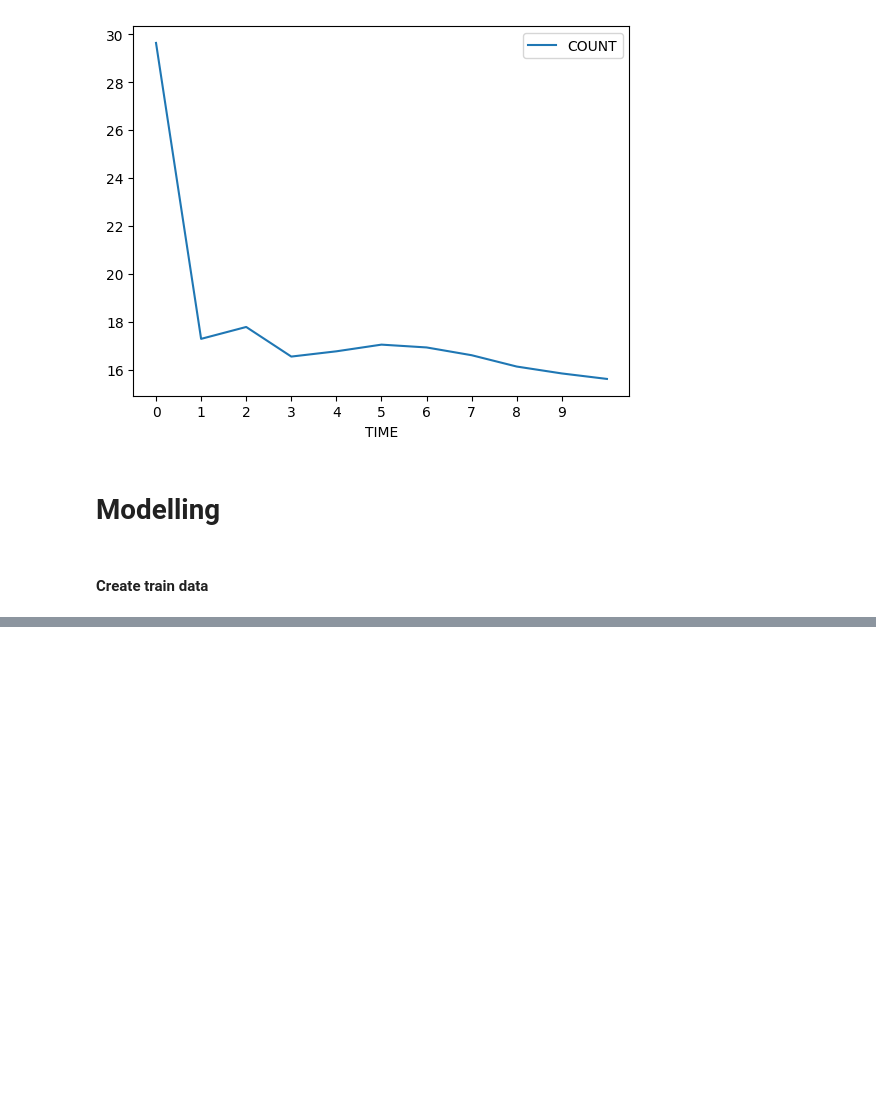
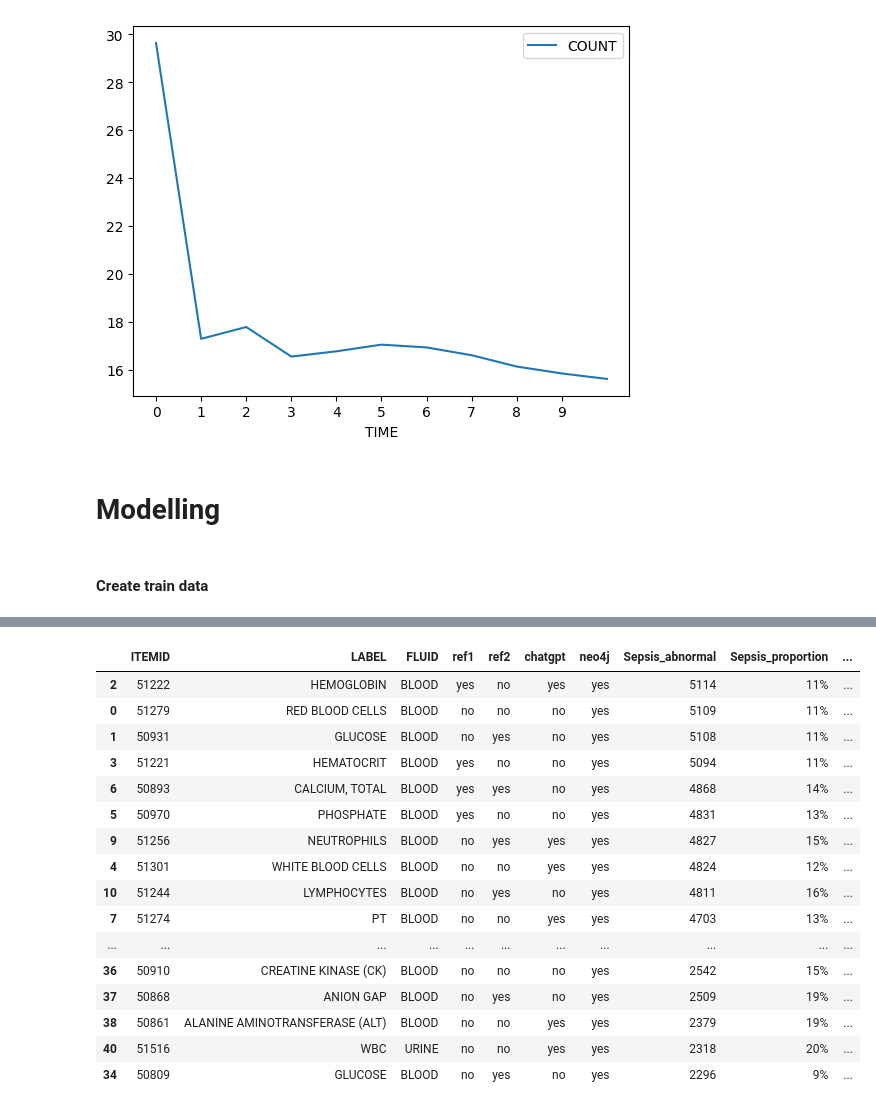
Before and after one commit to 23233408/CAPSTONE, a Jupyter notebook: Kha Huynh/Data cleansing/Datacleaning.ipynb, the cells around one changed output, grey strips where cells are left out. Saved outputs shown, nothing was run; the diff lists cells and outputs as text; code cells hidden in the pictures; blank space fills up the shorter version.

```diff
--- a/Kha Huynh/Data cleansing/Datacleaning.ipynb
+++ b/Kha Huynh/Data cleansing/Datacleaning.ipynb
@@ -477,0 +536,27 @@ def create_train_data():
+# %%
+pontential_events = pd.read_csv(ROOT_DIR / 'data/labevents_comparison_sorted.csv')
+pontential_events['SEPSIS_PROP'] = pontential_events['Sepsis_abnormal'] / df_demographic[df_demographic.IS_SEPSIS==1].shape[0]
+
+nonsepsis_size = df_demographic[df_demographic.IS_SEPSIS==0].shape[0]
+pontential_events['NonSepsis_abnormal'] = pontential_events['Abnormal_Count'] - pontential_events['Sepsis_abnormal']
+pontential_events['NONSEPSIS_PROP'] = pontential_events['NonSepsis_abnormal'] / nonsepsis_size
+# %%
+pontential_events.drop(['Admission_proportion', 'Abnormal_Count'], axis=1).sort_values('Sepsis_abnormal', ascending=False).head(40)
+# %% [output]
+|  | ITEMID | LABEL | FLUID | ref1 | ref2 | chatgpt | neo4j | Sepsis_abnormal | Sepsis_proportion | ... |
+| 2 | 51222 | HEMOGLOBIN | BLOOD | yes | no | yes | yes | 5114 | 11% | ... |
+| 0 | 51279 | RED BLOOD CELLS | BLOOD | no | no | no | yes | 5109 | 11% | ... |
+| 1 | 50931 | GLUCOSE | BLOOD | no | yes | no | yes | 5108 | 11% | ... |
+| 3 | 51221 | HEMATOCRIT | BLOOD | yes | no | no | yes | 5094 | 11% | ... |
+| 6 | 50893 | CALCIUM, TOTAL | BLOOD | yes | yes | no | yes | 4868 | 14% | ... |
+| 5 | 50970 | PHOSPHATE | BLOOD | yes | no | no | yes | 4831 | 13% | ... |
+| 9 | 51256 | NEUTROPHILS | BLOOD | no | yes | yes | yes | 4827 | 15% | ... |
+| 4 | 51301 | WHITE BLOOD CELLS | BLOOD | no | no | yes | yes | 4824 | 12% | ... |
+| 10 | 51244 | LYMPHOCYTES | BLOOD | no | yes | no | yes | 4811 | 16% | ... |
+| 7 | 51274 | PT | BLOOD | no | no | yes | yes | 4703 | 13% | ... |
+| ... | ... | ... | ... | ... | ... | ... | ... | ... | ... | ... |
+| 36 | 50910 | CREATINE KINASE (CK) | BLOOD | no | no | no | yes | 2542 | 15% | ... |
+| 37 | 50868 | ANION GAP | BLOOD | no | yes | no | yes | 2509 | 19% | ... |
+| 38 | 50861 | ALANINE AMINOTRANSFERASE (ALT) | BLOOD | no | no | yes | yes | 2379 | 19% | ... |
+| 40 | 51516 | WBC | URINE | no | no | yes | yes | 2318 | 20% | ... |
+| 34 | 50809 | GLUCOSE | BLOOD | no | yes | no | yes | 2296 | 9% | ... |
```
Also changed, not shown: parts of 12 cells of this notebook, 6 other files.
